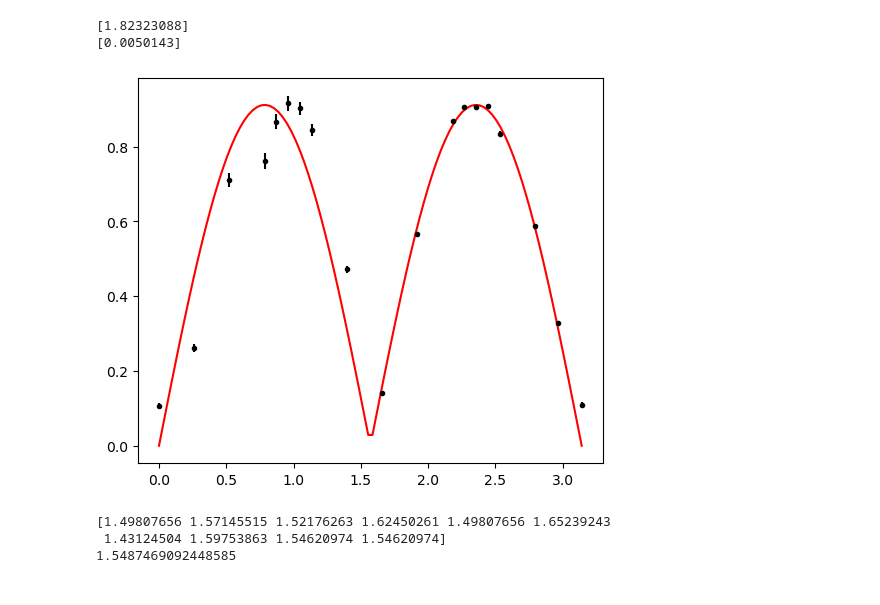
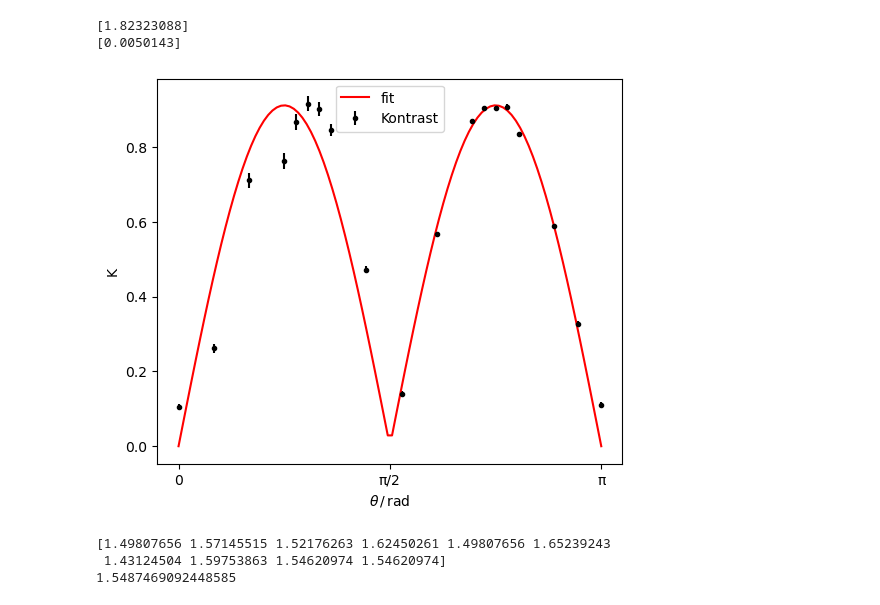
Before and after one commit to SamGTex/FP_Master_WS22-23, a Jupyter notebook: V64_Interferometrie/python/main.ipynb, the cells around one changed output. Saved outputs shown, nothing was run; the diff lists cells and outputs as text; code cells hidden in the pictures.

```diff
--- a/V64_Interferometrie/python/main.ipynb
+++ b/V64_Interferometrie/python/main.ipynb
@@ -63,12 +83,19 @@ print(uncertainties)
 # %%
 phi_lin = np.linspace(phi_rad.min(), phi_rad.max(), 100)
 plt.figure(figsize=(6,5))
 
 plt.errorbar(phi_rad, unp.nominal_values(K), yerr=unp.std_devs(K),  fmt='k.', label='Kontrast')
 plt.plot(phi_lin, f_sin(phi_lin, *param), 'r-', label='fit')
+
+range_ = np.arange(0, np.pi+np.pi/2, step=(np.pi / 2))
+plt.xticks(range_, ['0', 'π/2', 'π'])
+
+plt.xlabel(r"$\theta \, / \, \mathrm{rad}$")
+plt.ylabel('K')
+plt.legend()
 plt.show()
 # %% [output]
-[figure, old version]
+[figure, new version]
 # %%
 lambda_0 = 632.990 *10**(-6) #mm
 theta = 10*(2*np.pi/360) #rad
```
Also changed, not shown: parts of 12 cells of this notebook, 1 other file.
